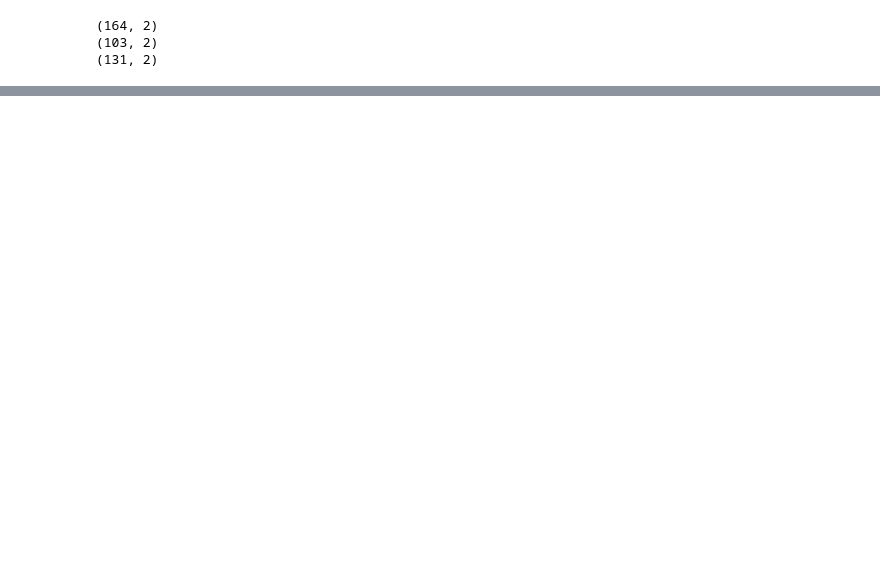
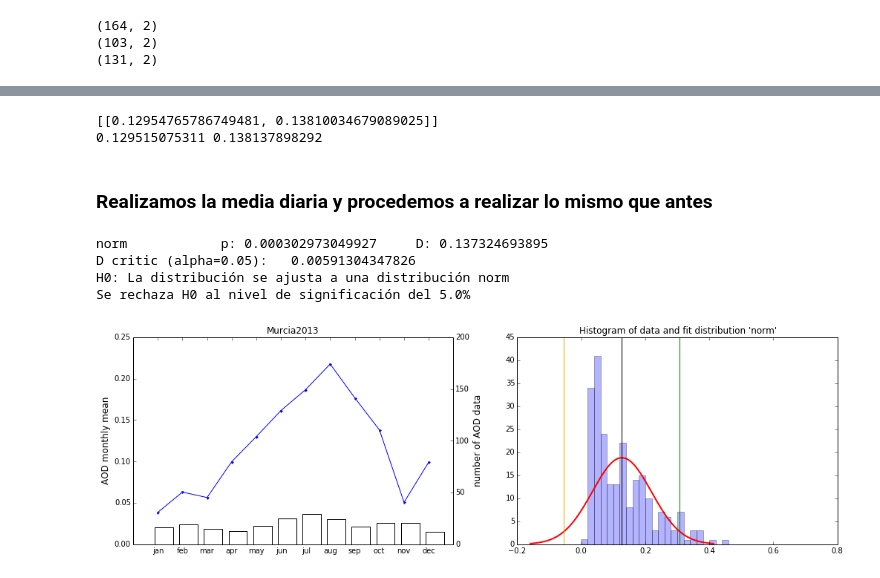
Before and after one commit to Ruben-VV/practica-python, a Jupyter notebook: Nuevo/aerosoles/aerosoles_Murcia2013_nuevo.ipynb, the cells around one changed output, grey strips where cells are left out. Drawn from its saved outputs; the diff is of its cells as text; code cells hidden in the pictures; blank space fills up the shorter version.

Commit message:
Completado. Queda por realizar alguna mejora

```diff
--- a/Nuevo/aerosoles/aerosoles_Murcia2013_nuevo.ipynb
+++ b/Nuevo/aerosoles/aerosoles_Murcia2013_nuevo.ipynb
@@ -56,0 +277,58 @@ print at2.extract_aeronet_data(file_aeronet_Murcia).shape
+# %%
+print ci_mean
+print ci_low, ci_high
+# %% [output]
+[[0.12954765786749481, 0.13810034679089025]]
+0.129515075311 0.138137898292
+# %% [markdown]
+### Realizamos la media diaria y procedemos a realizar lo mismo que antes
+# %%
+df_out_Murcia_2 = extract_aeronet_data(file_aeronet_Murcia)
+df_out_Murcia_2['month'] = df_out_Murcia_2.index.month
+#df_out_Murcia_2['day'] = df_out_Murcia_2.index.day
+# Diary mean
+df_out_Murcia_2 = df_out_Murcia_2.resample('D', how='mean').dropna()
+#df_out_Murcia_2 = df_out_Murcia_2.resample('D', how='mean').dropna(subset = ['AOT_500'])
+
+
+aodMen_Murcia = [df_out_Murcia_2[df_out_Murcia_2['month']==i]['AOT_500'].mean() for i in range(1,13)]
+dataAODmen_Murcia = [len(df_out_Murcia_2[df_out_Murcia_2['month']==i]['AOT_500']) for i in range(1,13)]
+df_Murcia_2 = pd.DataFrame({'AODmean_Murcia':aodMen_Murcia, 'number of AOD data':dataAODmen_Murcia })
+
+x = df_out_Murcia_2['AOT_500'].values
+# %%
+pylab.figure(figsize=(17,5))
+ax = plt.subplot(121)
+ax.plot(df_Murcia_2.index.values, df_Murcia_2['AODmean_Murcia'], marker='.')
+ax2 = df_Murcia_2['number of AOD data'].plot(kind = 'bar', secondary_y=True, color ='white',
+                                           align='center')
+
+ax.set_ylabel("AOD monthly mean", fontsize=12)
+ax2.set_ylabel("number of AOD data", fontsize=12)
+
+#ax.set_ylim(-150,200)
+width = 0.3
+ind = np.arange(len(dataAODmen_Murcia))
+#rects1 = ax2.bar(ind, dataAODmen_Murcia, width, color='white', align='center')
+xTickMarks = ['jan', 'feb', 'mar', 'apr', 'may', 'jun', 'jul', 'aug', 'sep',
+               'oct', 'nov', 'dec']
+ax.set_xticks(ind)
+ax.set_ylim(0,0.25)
+ax2.set_ylim(0,200)
+xtickNames = ax.set_xticklabels(xTickMarks)
+ax.set_xlim(-1,12)
+ax2.set_xlim(-1,12)
+
+#bar_label(rects1, dataAODmen_Murcia)
+ax.set_title('Murcia2013')
+
+
+# Histogram and K-S Test
+ax = plt.subplot(122)
+PlotHist(df_out_Murcia_2['AOT_500'], bin=np.arange(0,0.75,0.02), cdf="norm")
+# %% [output]
+norm            p: 0.000302973049927     D: 0.137324693895
+D critic (alpha=0.05):   0.00591304347826
+H0: La distribución se ajusta a una distribución norm
+Se rechaza H0 al nivel de significación del 5.0%
+[figure, added]
```
Also changed, not shown: parts of 21 cells of this notebook, 6 other files.
